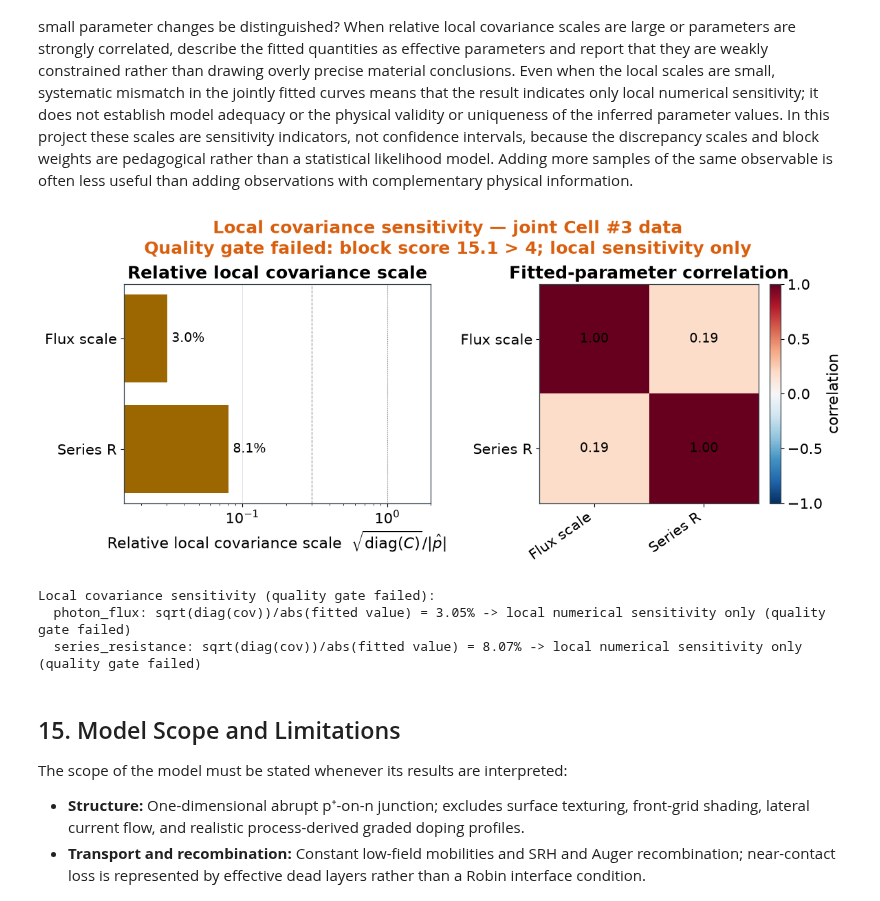
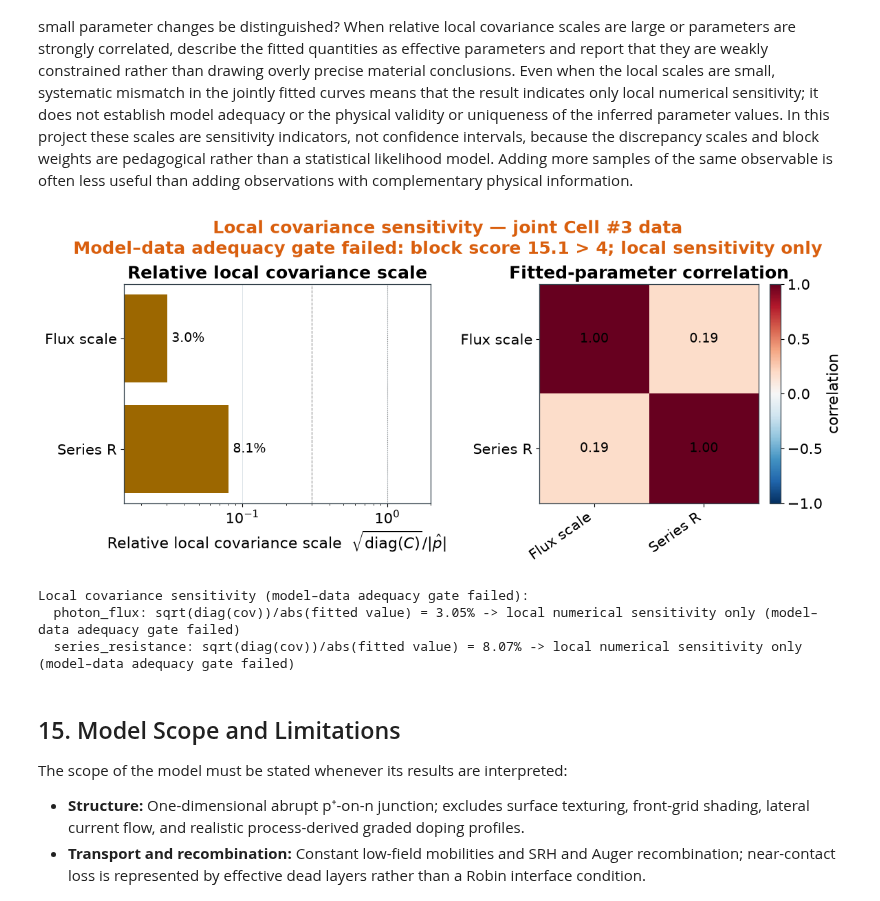
Before and after one commit to chenzhang0920/devsim-silicon-solar-cell-teaching, a Jupyter notebook: notebooks/tutorial.ipynb, the cells around one changed output. Cells and saved outputs as stored; diff of their text form; code cells hidden in the pictures.

```diff
--- a/notebooks/tutorial.ipynb
+++ b/notebooks/tutorial.ipynb
@@ -761,37 +952,37 @@ Local covariance addresses the following question: given the current model, data
 # %%
 from calibration.report import identifiability_figure, identifiability_summary
 
 joint_names = getattr(joint_result, "var_names", None) or [
     name for name, parameter in joint_result.params.items() if parameter.vary
 ]
 joint_covariance = getattr(joint_result, "covar", None)
 quality_note = None if block_score <= quality_limit else (
-    f"Quality gate failed: block score {block_score:.1f} > {quality_limit:g}; "
+    f"Model–data adequacy gate failed: block score {block_score:.1f} > {quality_limit:g}; "
     "local sensitivity only"
 )
 identifiability = identifiability_figure(
     joint_result.params,
     covar=joint_covariance,
     var_names=joint_names,
     context="joint Cell #3 data",
     quality_note=quality_note,
 )
 display(identifiability)
 plt.close(identifiability)
 quality_adequate = block_score <= quality_limit
 heading = ("Parameter identifiability" if quality_adequate else
-           "Local covariance sensitivity (quality gate failed)")
+           "Local covariance sensitivity (model–data adequacy gate failed)")
 print(f"{heading}:")
 for line in identifiability_summary(
     joint_result.params, covar=joint_covariance, var_names=joint_names,
     quality_adequate=quality_adequate,
 ):
     print(f"  {line}")
 # %% [output]
-[figure, old version]
+[figure, new version]
-Local covariance sensitivity (quality gate failed):
-  photon_flux: sqrt(diag(cov))/abs(fitted value) = 3.05% -> local numerical sensitivity only (quality gate failed)
-  series_resistance: sqrt(diag(cov))/abs(fitted value) = 8.07% -> local numerical sensitivity only (quality gate failed)
+Local covariance sensitivity (model–data adequacy gate failed):
+  photon_flux: sqrt(diag(cov))/abs(fitted value) = 3.05% -> local numerical sensitivity only (model–data adequacy gate failed)
+  series_resistance: sqrt(diag(cov))/abs(fitted value) = 8.07% -> local numerical sensitivity only (model–data adequacy gate failed)
 # %% [markdown]
 ## 15. Model Scope and Limitations
 
```
Also changed, not shown: parts of 8 cells of this notebook, 25 other files.
